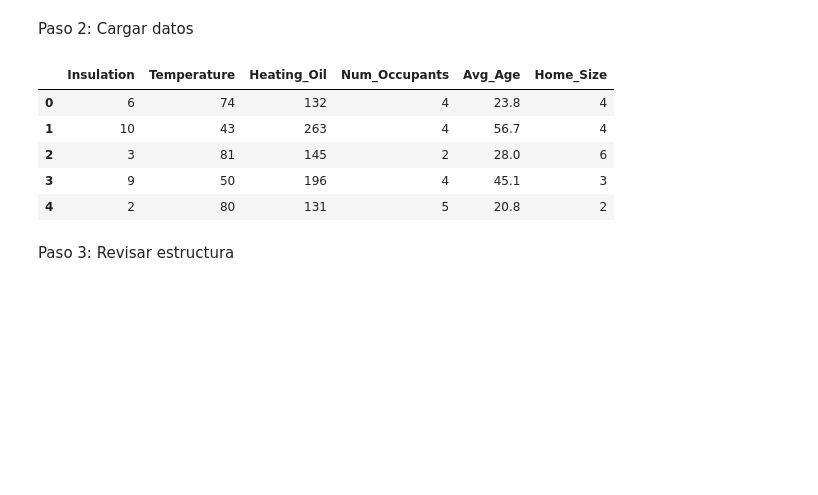
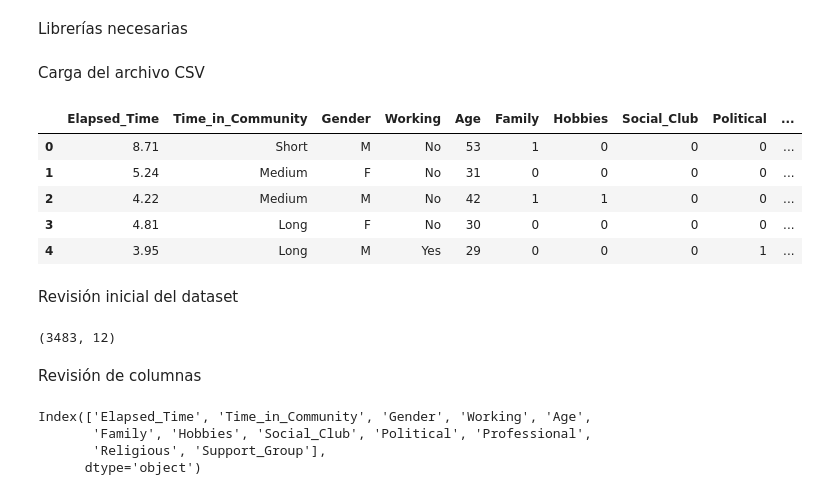
Before and after one commit to electiva1995-2026/datamining, a Jupyter notebook: ArchivoClientes.ipynb, the cells around one changed output. Saved outputs shown, nothing was run; the diff lists cells and outputs as text; code cells hidden in the pictures; blank space fills up the shorter version.

```diff
--- a/ArchivoClientes.ipynb
+++ b/ArchivoClientes.ipynb
@@ -5,2 +19,4 @@ Paso 1: Importar librerías
+# %% [markdown]
+Librerías necesarias
 # %%
 import pandas as pd
@@ -9,14 +25,30 @@ import seaborn as sns
-# %% [markdown]
-Paso 2: Cargar datos
+# %% [markdown]
+Carga del archivo CSV
 # %%
-df = pd.read_csv("https://raw.githubusercontent.com/electiva1995-2026/datamining/refs/heads/main/Ejercicio%201.csv")
+ruta_archivo = "https://raw.githubusercontent.com/electiva1995-2026/datamining/refs/heads/main/Ejercicio%202.csv"
+
+df = pd.read_csv(ruta_archivo)
+
 df.head()
 # %% [output]
-|  | Insulation | Temperature | Heating_Oil | Num_Occupants | Avg_Age | Home_Size |
-| 0 | 6 | 74 | 132 | 4 | 23.8 | 4 |
-| 1 | 10 | 43 | 263 | 4 | 56.7 | 4 |
-| 2 | 3 | 81 | 145 | 2 | 28.0 | 6 |
-| 3 | 9 | 50 | 196 | 4 | 45.1 | 3 |
-| 4 | 2 | 80 | 131 | 5 | 20.8 | 2 |
+|  | Elapsed_Time | Time_in_Community | Gender | Working | Age | Family | Hobbies | Social_Club | Political | ... |
+| 0 | 8.71 | Short | M | No | 53 | 1 | 0 | 0 | 0 | ... |
+| 1 | 5.24 | Medium | F | No | 31 | 0 | 0 | 0 | 0 | ... |
+| 2 | 4.22 | Medium | M | No | 42 | 1 | 1 | 0 | 0 | ... |
+| 3 | 4.81 | Long | F | No | 30 | 0 | 0 | 0 | 0 | ... |
+| 4 | 3.95 | Long | M | Yes | 29 | 0 | 0 | 0 | 1 | ... |
-# %% [markdown]
-Paso 3: Revisar estructura
+# %% [markdown]
+Revisión inicial del dataset
+# %%
+df.shape
+# %% [output]
+(3483, 12)
+# %% [markdown]
+Revisión de columnas
+# %%
+df.columns
+# %% [output]
+Index(['Elapsed_Time', 'Time_in_Community', 'Gender', 'Working', 'Age',
+       'Family', 'Hobbies', 'Social_Club', 'Political', 'Professional',
+       'Religious', 'Support_Group'],
+      dtype='object')
```
Also changed, not shown: parts of 55 cells of this notebook.
